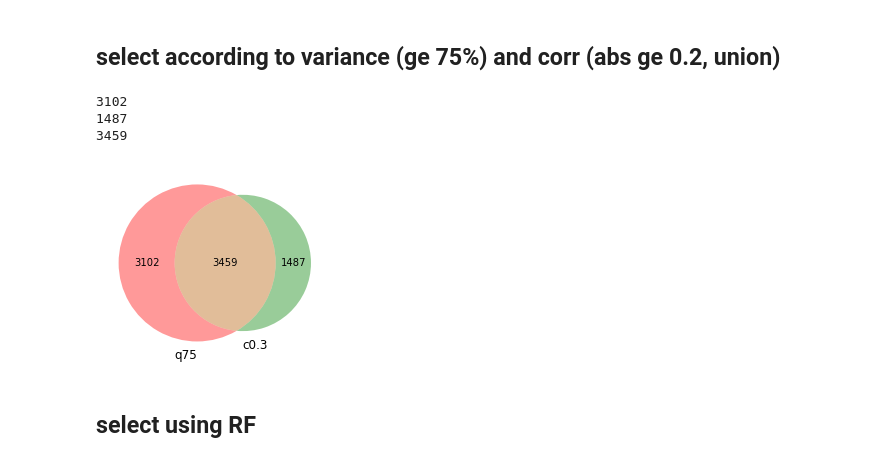
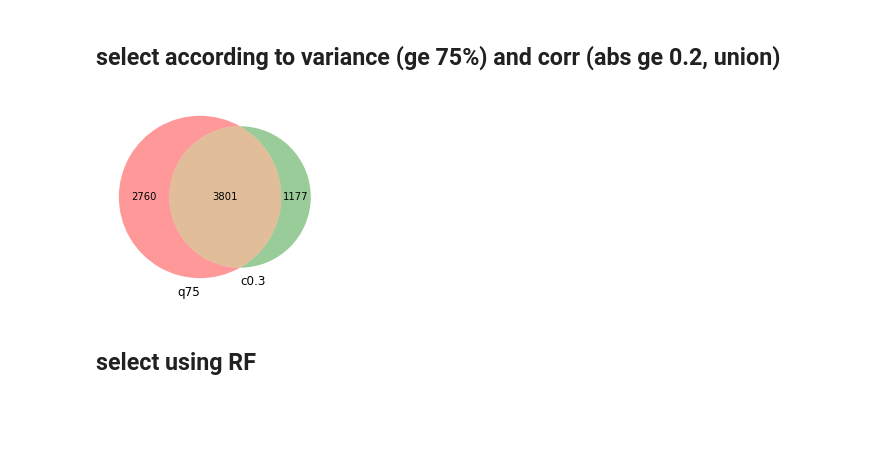
Before and after one commit to Pear21/infantGutMicrobiotaGrowth, a Jupyter notebook: infantGutMicrobiotaGrowth.ipynb, the cells around one changed output. Drawn from its saved outputs; the diff is of its cells as text; code cells hidden in the pictures; blank space fills up the shorter version.

```diff
--- a/infantGutMicrobiotaGrowth.ipynb
+++ b/infantGutMicrobiotaGrowth.ipynb
@@ -142,6 +172,6 @@ max      2.819701e+01
 Name: std, dtype: float64
 # %%
-all_721_profile_scaled_std = df_all_but_gf_scaled_721.describe().ix['std']
+all_460_profile_scaled_std = df_all_but_gf_scaled_460.describe().ix['std']
 # %%
 ## scaled
 %matplotlib inline
@@ -166,8 +194,10 @@ sr_std_721_profile_scaled_ge_75 = all_721_profile_scaled_std[all_721_profile_sca
+# %%
+sr_std_460_profile_scaled_ge_75 = all_460_profile_scaled_std[all_460_profile_scaled_std >= all_460_profile_scaled_std.quantile(.75)]
 # %% [markdown]
 ## by correlation coefficient
 # %%
-sr_corr_month_and_profile = df_all_but_gf_scaled_721.corrwith(df_age_721_le36['month'])
-sr_corr_day_and_profile = df_all_but_gf_scaled_721.corrwith(df_age_721_le36['days'])
+sr_corr_month_and_profile = df_all_but_gf_scaled_460.corrwith(df_age_460_le36['month'])
+sr_corr_day_and_profile = df_all_but_gf_scaled_460.corrwith(df_age_460_le36['days'])
 # %%
 %matplotlib inline
 sr_corr_month_and_profile.hist(bins=100)
@@ -213,11 +243,7 @@ list_abs_ge_03_union_d_m = list(set(sr_corr_month_abs_ge_03.index) | set(sr_corr
 # %%
-set_q75 = set(sr_std_721_profile_scaled_ge_75.index)
+set_q75 = set(sr_std_460_profile_scaled_ge_75.index)
 set_c03 = set(list_abs_ge_03_union_d_m)
-print len(set_q75 - set_c03)
-print len(set_c03 - set_q75)
-print len(set_c03 & set_q75)
+only_q75 = len(set_q75 - set_c03)
+only_c03 = len(set_c03 - set_q75)
+both_q75_c03 = len(set_c03 & set_q75)
-# %% [output]
-3102
-1487
-3459
 # %%
@@ -231,9 +259,9 @@ from matplotlib_venn import venn2
 # %%
 %matplotlib inline
 plt.figure(figsize=(4, 4))
-venn2(subsets=(3102, 1487, 3459), set_labels=('q75', 'c0.3'))
+venn2(subsets=(only_q75, only_c03, both_q75_c03), set_labels=('q75', 'c0.3'))
 plt.show()
 # %% [output]
-[figure, old version]
+[figure, new version]
 # %%
 list_c03_d_m_AND_q75 = list(set_c03 & set_q75)
```
Also changed, not shown: parts of 60 cells of this notebook.
